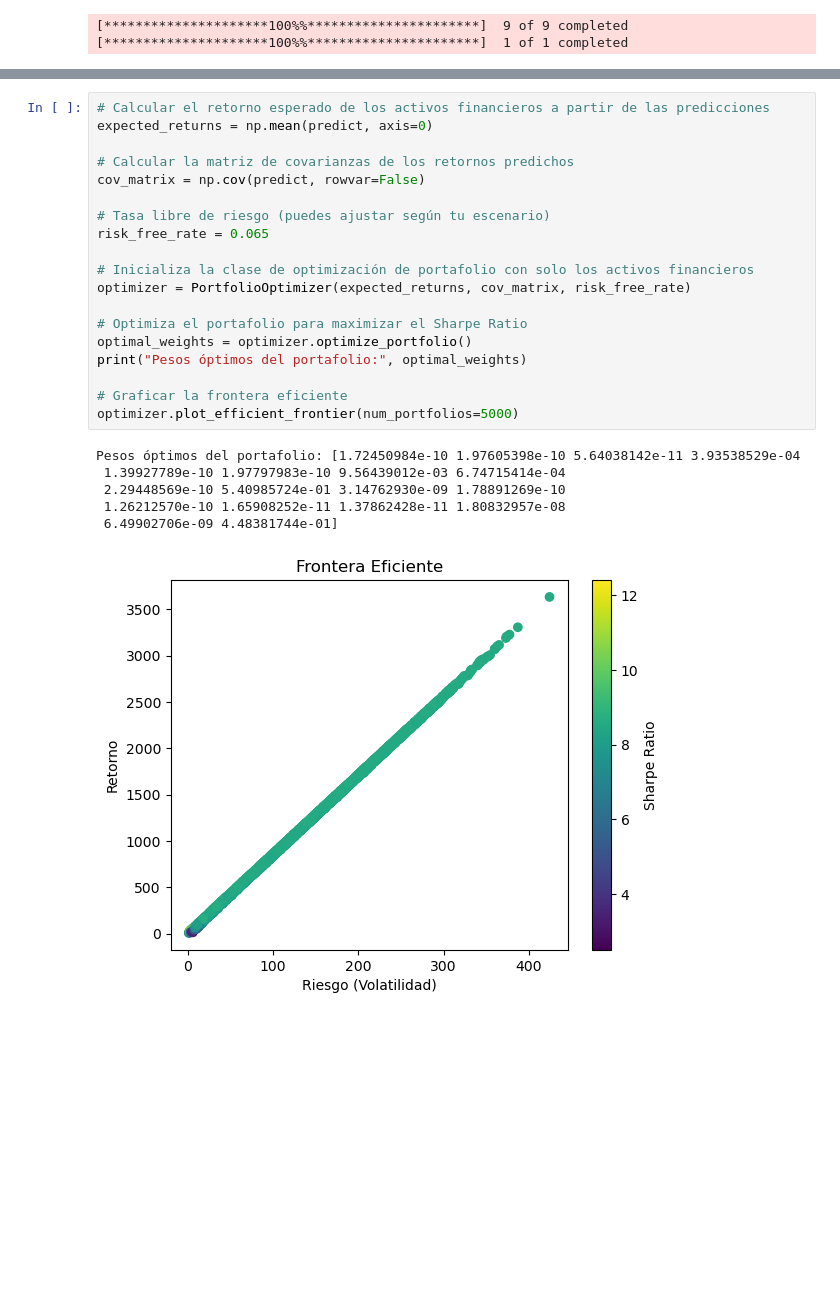
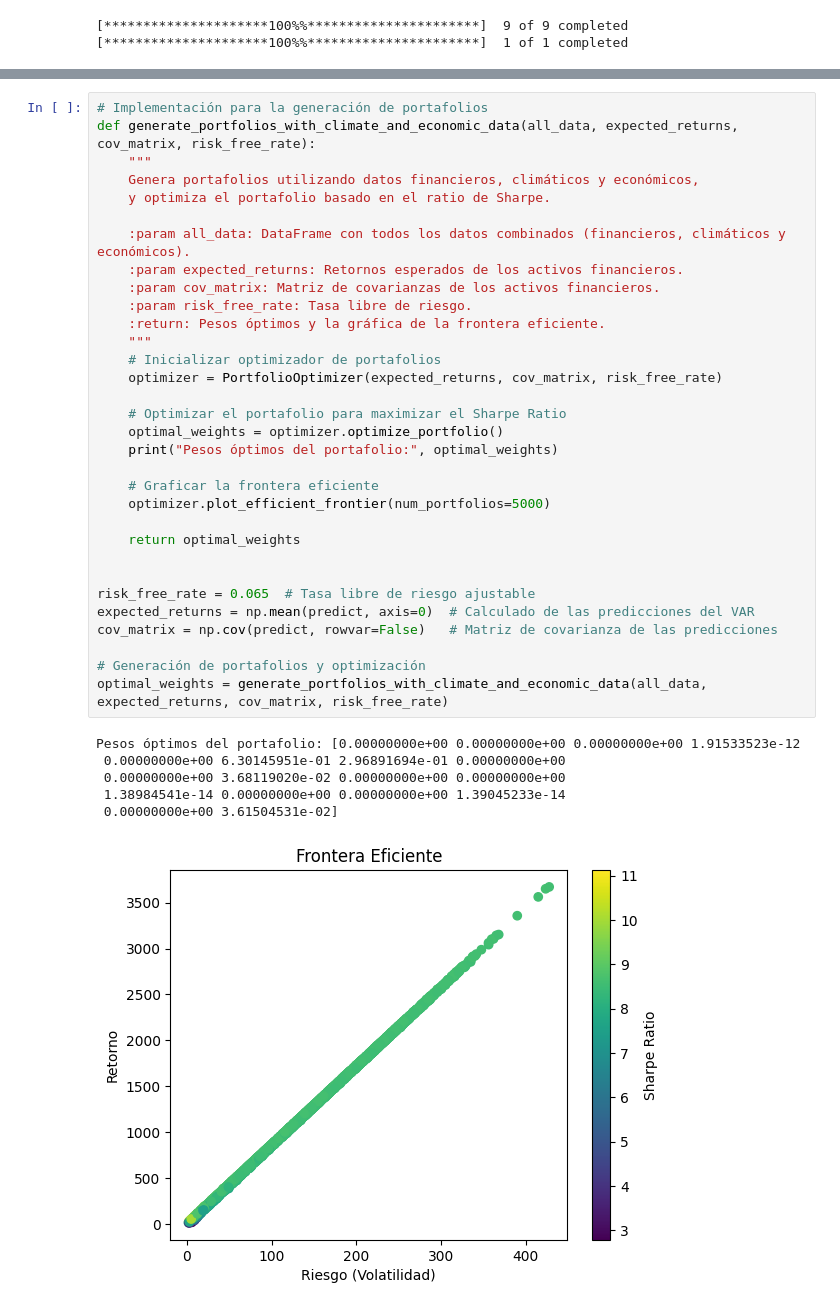
Before and after one commit to luisrc44/QAA-with-Climate-Change-and-ESG, a Jupyter notebook: QAA_wCC.ipynb, the cells around one changed output, grey strips where cells are left out. Saved outputs shown, nothing was run; the diff lists cells and outputs as text; blank space fills up the shorter version.

Commit message:
Portfolios

```diff
--- a/QAA_wCC.ipynb
+++ b/QAA_wCC.ipynb
@@ -145,27 +145,40 @@ for i, column in enumerate(all_data.columns):
 ... (6 outputs left out)
 # %%
-# Calcular el retorno esperado de los activos financieros a partir de las predicciones
-expected_returns = np.mean(predict, axis=0)
+# Implementación para la generación de portafolios
+def generate_portfolios_with_climate_and_economic_data(all_data, expected_returns, cov_matrix, risk_free_rate):
+    """
+    Genera portafolios utilizando datos financieros, climáticos y económicos,
+    y optimiza el portafolio basado en el ratio de Sharpe.
 
-# Calcular la matriz de covarianzas de los retornos predichos
-cov_matrix = np.cov(predict, rowvar=False)
+    :param all_data: DataFrame con todos los datos combinados (financieros, climáticos y económicos).
+    :param expected_returns: Retornos esperados de los activos financieros.
+    :param cov_matrix: Matriz de covarianzas de los activos financieros.
+    :param risk_free_rate: Tasa libre de riesgo.
+    :return: Pesos óptimos y la gráfica de la frontera eficiente.
+    """
+    # Inicializar optimizador de portafolios
+    optimizer = PortfolioOptimizer(expected_returns, cov_matrix, risk_free_rate)
 
-# Tasa libre de riesgo (puedes ajustar según tu escenario)
-risk_free_rate = 0.065
+    # Optimizar el portafolio para maximizar el Sharpe Ratio
+    optimal_weights = optimizer.optimize_portfolio()
+    print("Pesos óptimos del portafolio:", optimal_weights)
 
-# Inicializa la clase de optimización de portafolio con solo los activos financieros
-optimizer = PortfolioOptimizer(expected_returns, cov_matrix, risk_free_rate)
+    # Graficar la frontera eficiente
+    optimizer.plot_efficient_frontier(num_portfolios=5000)
 
-# Optimiza el portafolio para maximizar el Sharpe Ratio
-optimal_weights = optimizer.optimize_portfolio()
-print("Pesos óptimos del portafolio:", optimal_weights)
+    return optimal_weights
 
-# Graficar la frontera eficiente
-optimizer.plot_efficient_frontier(num_portfolios=5000)
+
+risk_free_rate = 0.065  # Tasa libre de riesgo ajustable
+expected_returns = np.mean(predict, axis=0)  # Calculado de las predicciones del VAR
+cov_matrix = np.cov(predict, rowvar=False)   # Matriz de covarianza de las predicciones
+
+# Generación de portafolios y optimización
+optimal_weights = generate_portfolios_with_climate_and_economic_data(all_data, expected_returns, cov_matrix, risk_free_rate)
 # %% [output]
-Pesos óptimos del portafolio: [1.72450984e-10 1.97605398e-10 5.64038142e-11 3.93538529e-04
- 1.39927789e-10 1.97797983e-10 9.56439012e-03 6.74715414e-04
- 2.29448569e-10 5.40985724e-01 3.14762930e-09 1.78891269e-10
- 1.26212570e-10 1.65908252e-11 1.37862428e-11 1.80832957e-08
- 6.49902706e-09 4.48381744e-01]
+Pesos óptimos del portafolio: [0.00000000e+00 0.00000000e+00 0.00000000e+00 1.91533523e-12
+ 0.00000000e+00 6.30145951e-01 2.96891694e-01 0.00000000e+00
+ 0.00000000e+00 3.68119020e-02 0.00000000e+00 0.00000000e+00
+ 1.38984541e-14 0.00000000e+00 0.00000000e+00 1.39045233e-14
+ 0.00000000e+00 3.61504531e-02]
-[figure, old version]
+[figure, new version]
```
Also changed, not shown: parts of 2 cells of this notebook, 1 other file.
